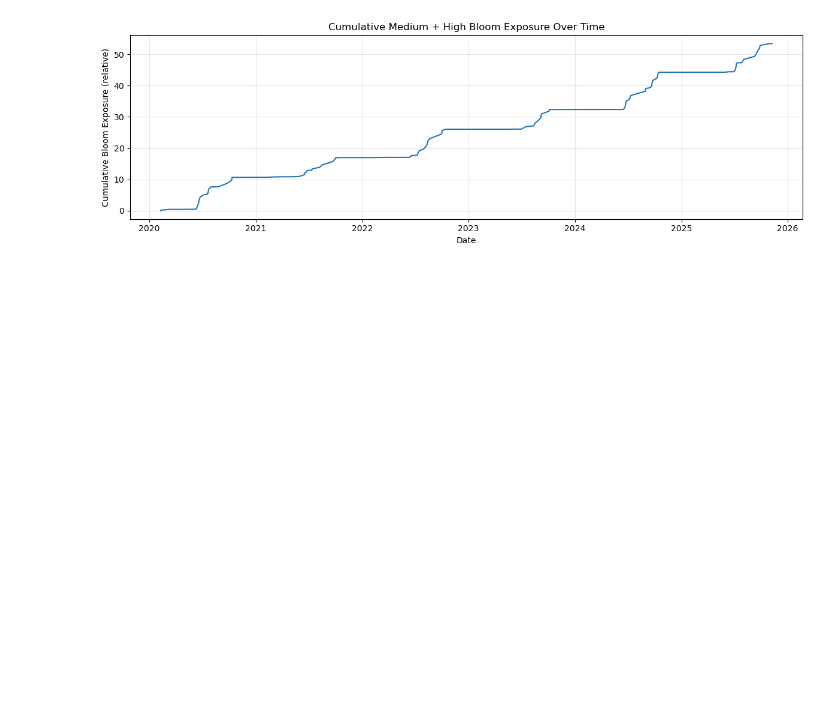
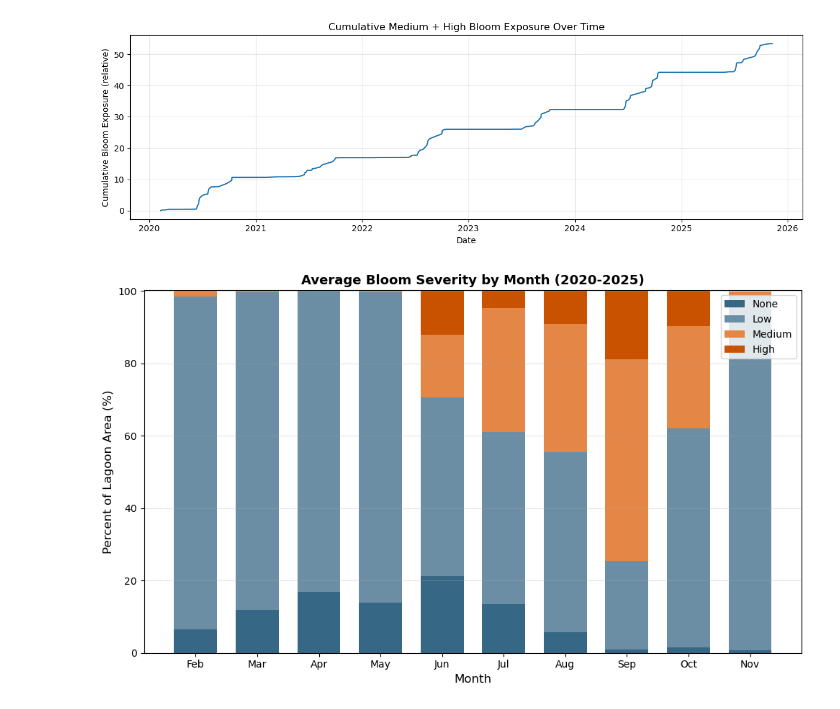
Before and after one commit to jlzamary/WCS-Lagoon-Analysis, a Jupyter notebook: Notebooks/Current/krusenstern_analysis_sp26.ipynb, the cells around one changed output. Cells and saved outputs as stored; diff of their text form; code cells hidden in the pictures; blank space fills up the shorter version.

```diff
--- a/Notebooks/Current/krusenstern_analysis_sp26.ipynb
+++ b/Notebooks/Current/krusenstern_analysis_sp26.ipynb
@@ -779,39 +779,41 @@ yearly_avg = df.groupby('year')[['none_pct', 'low_pct', 'medium_pct', 'high_pct'
 # Month labels for x-axis
 month_labels = ['Jan', 'Feb', 'Mar', 'Apr', 'May', 'Jun',
                 'Jul', 'Aug', 'Sep', 'Oct', 'Nov', 'Dec']
 
 # Stacked bar chart of bloom severity by month
 fig, ax = plt.subplots(figsize=(10, 6))
 months = monthly_avg.index
 bar_width = 0.7
 
 ax.bar(months, monthly_avg['none_pct'], bar_width, label='None', color='#366785')
 ax.bar(months, monthly_avg['low_pct'], bar_width, bottom=monthly_avg['none_pct'],
        label='Low', color='#6b8ea4')
 ax.bar(months, monthly_avg['medium_pct'], bar_width,
        bottom=monthly_avg['none_pct'] + monthly_avg['low_pct'],
        label='Medium', color='#e48646')
 ax.bar(months, monthly_avg['high_pct'], bar_width,
        bottom=monthly_avg['none_pct'] + monthly_avg['low_pct'] + monthly_avg['medium_pct'],
        label='High', color='#c85200')
 
 ax.set_xlabel('Month', fontsize=12)
 ax.set_ylabel('Percent of Lagoon Area (%)', fontsize=12)
 ax.set_title('Average Bloom Severity by Month (2020-2025)', fontsize=13, fontweight='bold')
 ax.set_xticks(months)
 ax.set_xticklabels([month_labels[m-1] for m in months])
 ax.legend(loc='upper right')
 ax.grid(axis='y', alpha=0.3)
 
 plt.tight_layout()
 plt.show()
 
-# Print summary statistics
-print("\nMonthly Average Bloom Percentages:")
-print("-" * 60)
-monthly_avg_display = monthly_avg.copy()
-monthly_avg_display.index = [month_labels[m-1] for m in monthly_avg_display.index]
-print(monthly_avg_display.round(2).to_string())
+# # Print summary statistics
+# print("\nMonthly Average Bloom Percentages:")
+# print("-" * 60)
+# monthly_avg_display = monthly_avg.copy()
+# monthly_avg_display.index = [month_labels[m-1] for m in monthly_avg_display.index]
+# print(monthly_avg_display.round(2).to_string())
+# %% [output]
+[figure, added]
 # %%
 # Stacked bar chart of bloom severity by year
 fig, ax = plt.subplots(figsize=(10, 6))
```
Also changed, not shown: parts of 7 cells of this notebook.
